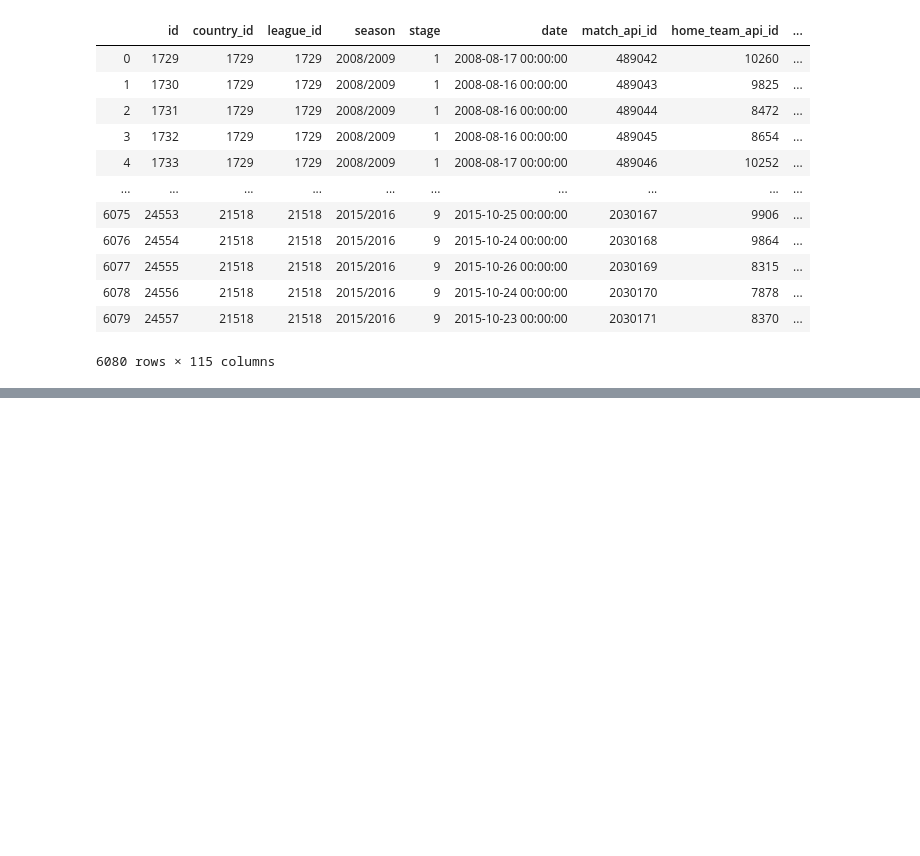
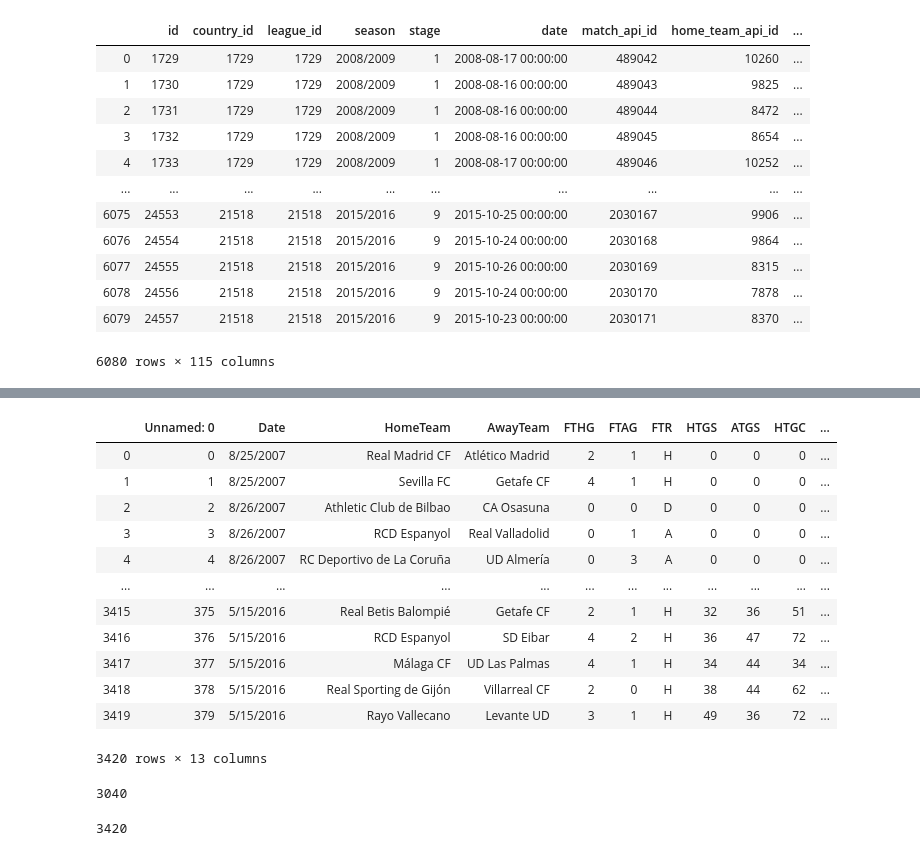
Before and after one commit to enliktjioe/nn2020-football, a Jupyter notebook: Preprocessing.ipynb, the cells around one changed output, grey strips where cells are left out. Drawn from its saved outputs; the diff is of its cells as text; code cells hidden in the pictures; blank space fills up the shorter version.

Commit message:
add la liga
add la liga

```diff
--- a/Preprocessing.ipynb
+++ b/Preprocessing.ipynb
@@ -583,3 +651,58 @@ df_LaLiga_stat
+# %%
+df_LaLiga_stat = pd.read_csv('la_liga_stats.csv')
+dict1 = ['Espanol', 'Valencia', 'Ath Bilbao', 'Ath Madrid', 'Betis',
+       'La Coruna', 'Numancia', 'Osasuna', 'Santander', 'Sp Gijon',
+       'Barcelona', 'Valladolid', 'Almeria', 'Getafe', 'Malaga',
+       'Mallorca', 'Real Madrid', 'Recreativo', 'Sevilla', 'Villarreal',
+       'Zaragoza', 'Tenerife', 'Xerez', 'Hercules', 'Levante', 'Sociedad',
+       'Granada', 'Vallecano', 'Celta', 'Elche', 'Eibar', 'Cordoba',
+       'Las Palmas']
+
+dict2 = ['RCD Espanyol','Valencia CF','Athletic Club de Bilbao','Atlético Madrid','Real Betis Balompié',
+        'RC Deportivo de La Coruña','CD Numancia','CA Osasuna','Racing Santander', 'Real Sporting de Gijón',
+         'FC Barcelona','Real Valladolid','UD Almería','Getafe CF','Málaga CF',
+         'RCD Mallorca','Real Madrid CF', 'RC Recreativo', 'Sevilla FC','Villarreal CF',
+         'Real Zaragoza', 'CD Tenerife', 'Xerez Club Deportivo', 'Hércules Club de Fútbol', 'Levante UD', 'Real Sociedad',
+         'Granada CF', 'Rayo Vallecano', 'RC Celta de Vigo', 'Elche CF', 'SD Eibar', 'Córdoba CF',
+         'UD Las Palmas']
+
+
+dict3 = ['Valencia CF', 'CA Osasuna', 'RC Deportivo de La Coruña',
+       'CD Numancia', 'Racing Santander', 'Real Sporting de Gijón',
+       'Real Betis Balompié', 'RCD Espanyol', 'Athletic Club de Bilbao',
+       'Atlético Madrid', 'Sevilla FC', 'Villarreal CF', 'Real Madrid CF',
+       'FC Barcelona', 'Getafe CF', 'RCD Mallorca', 'UD Almería',
+       'Málaga CF', 'Real Valladolid', 'RC Recreativo', 'Real Zaragoza',
+       'CD Tenerife', 'Xerez Club Deportivo', 'Hércules Club de Fútbol',
+       'Levante UD', 'Real Sociedad', 'Rayo Vallecano', 'Granada CF',
+       'RC Celta de Vigo', 'Elche CF', 'SD Eibar', 'Córdoba CF',
+       'UD Las Palmas']
+m = dict(zip(dict1, dict2))
+h = df_LaLiga_stat.filter(like='HomeTeam')
+df_LaLiga_stat[h.columns] = h.replace(m)
+a = df_LaLiga_stat.filter(like='AwayTeam')
+df_LaLiga_stat[a.columns] = a.replace(m)
+df_LaLiga_stat
+# %% [output]
+|  | Unnamed: 0 | Date | HomeTeam | AwayTeam | FTHG | FTAG | FTR | HTGS | ATGS | HTGC | ... |
+| 0 | 0 | 8/25/2007 | Real Madrid CF | Atlético Madrid | 2 | 1 | H | 0 | 0 | 0 | ... |
+| 1 | 1 | 8/25/2007 | Sevilla FC | Getafe CF | 4 | 1 | H | 0 | 0 | 0 | ... |
+| 2 | 2 | 8/26/2007 | Athletic Club de Bilbao | CA Osasuna | 0 | 0 | D | 0 | 0 | 0 | ... |
+| 3 | 3 | 8/26/2007 | RCD Espanyol | Real Valladolid | 0 | 1 | A | 0 | 0 | 0 | ... |
+| 4 | 4 | 8/26/2007 | RC Deportivo de La Coruña | UD Almería | 0 | 3 | A | 0 | 0 | 0 | ... |
+| ... | ... | ... | ... | ... | ... | ... | ... | ... | ... | ... | ... |
+| 3415 | 375 | 5/15/2016 | Real Betis Balompié | Getafe CF | 2 | 1 | H | 32 | 36 | 51 | ... |
+| 3416 | 376 | 5/15/2016 | RCD Espanyol | SD Eibar | 4 | 2 | H | 36 | 47 | 72 | ... |
+| 3417 | 377 | 5/15/2016 | Málaga CF | UD Las Palmas | 4 | 1 | H | 34 | 44 | 34 | ... |
+| 3418 | 378 | 5/15/2016 | Real Sporting de Gijón | Villarreal CF | 2 | 0 | H | 38 | 44 | 62 | ... |
+| 3419 | 379 | 5/15/2016 | Rayo Vallecano | Levante UD | 3 | 1 | H | 49 | 36 | 72 | ... |
+3420 rows × 13 columns
+# %%
+len(df_epl_stat)
+# %% [output]
+3040
 # %%
 len(df_LaLiga_stat)
+# %% [output]
+3420
 # %%
```
Also changed, not shown: parts of 22 cells of this notebook, 2 other files.
